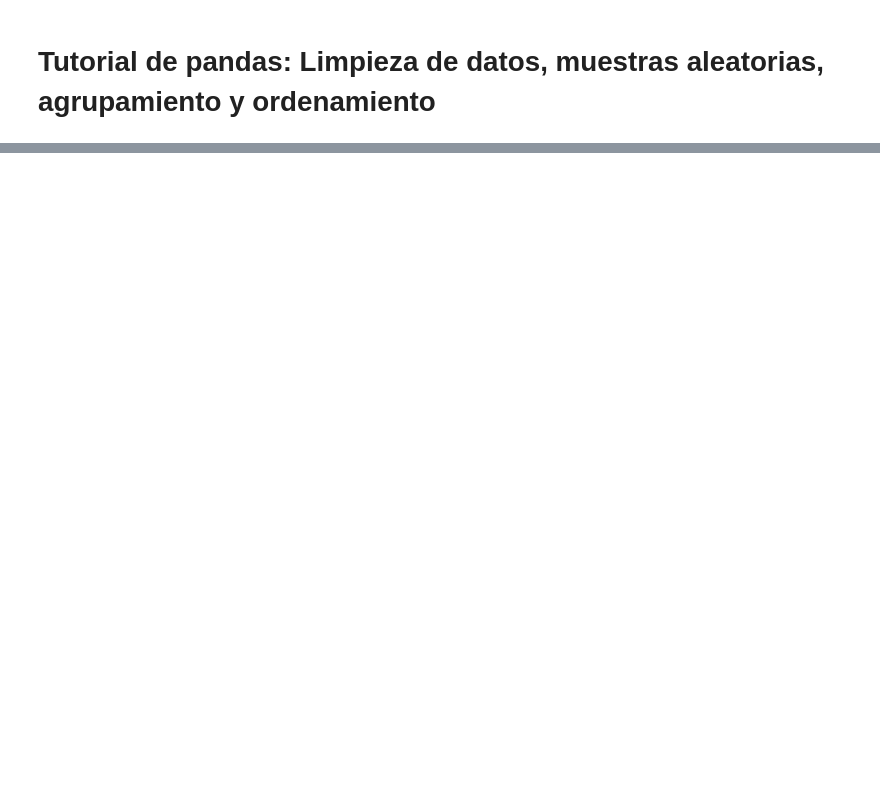
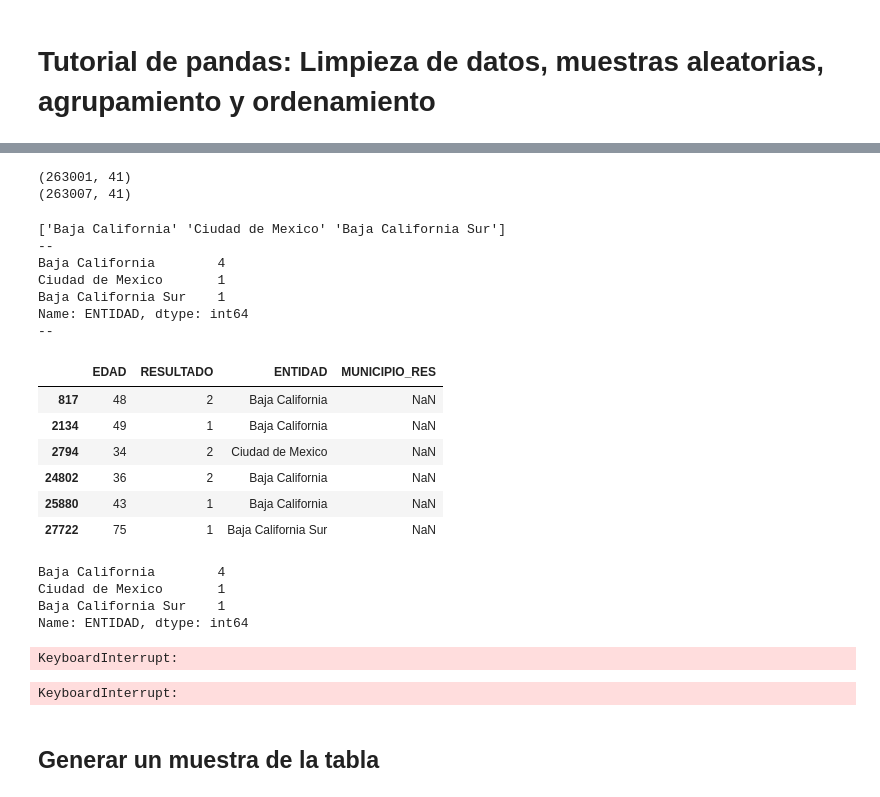
Before and after one commit to debarron/python-covid-notebook, a Jupyter notebook: tutorial_pandas_3.ipynb, the cells around one changed output, grey strips where cells are left out. Drawn from its saved outputs; the diff is of its cells as text; code cells hidden in the pictures; blank space fills up the shorter version.

```diff
--- a/tutorial_pandas_3.ipynb
+++ b/tutorial_pandas_3.ipynb
@@ -68,0 +103,49 @@ df["COSA1"] = df["COSA0"].apply(funcionF)
+# %%
+#MUNICIPIO_RES
+#dfDatos["MUNICIPIO_RES"].nunique()
+#dfDatos[(dfDatos["EDAD"] > 50) & (dfDatos["EMBARAZO"] == 1)]
+
+# Filtar todas las filas donde MUNICIO_RES este vacio
+dfMunicipiosVacios = dfDatos[dfDatos["MUNICIPIO_RES"].isna()]
+#dfMunicipiosVacios[["ID_REGISTRO", "RESULTADO", "MUNICIPIO_RES"]]
+dfMunicipiosVacios["ENTIDAD"].value_counts()
+
+dfSinNaNs = dfDatos.dropna()
+print(dfSinNaNs.shape)
+print(dfDatos.shape)
+# %% [output]
+(263001, 41)
+(263007, 41)
+# %%
+print(dfMunicipiosVacios["ENTIDAD"].unique()) # Valores diferentes
+print("--")
+print(dfMunicipiosVacios["ENTIDAD"].value_counts()) # Distribucion
+print("--")
+dfMunicipiosVacios[["EDAD", "RESULTADO", "ENTIDAD", "MUNICIPIO_RES"]]
+# %% [output]
+['Baja California' 'Ciudad de Mexico' 'Baja California Sur']
+--
+Baja California        4
+Ciudad de Mexico       1
+Baja California Sur    1
+Name: ENTIDAD, dtype: int64
+--
+|  | EDAD | RESULTADO | ENTIDAD | MUNICIPIO_RES |
+| 817 | 48 | 2 | Baja California | NaN |
+| 2134 | 49 | 1 | Baja California | NaN |
+| 2794 | 34 | 2 | Ciudad de Mexico | NaN |
+| 24802 | 36 | 2 | Baja California | NaN |
+| 25880 | 43 | 1 | Baja California | NaN |
+| 27722 | 75 | 1 | Baja California Sur | NaN |
+# %%
+# Remplazar datos faltantes
+# fillna(x) => x:Un valor, x:Un diccionario, x:Funcion
+
+# Substituir cualquier dato NaN por -1
+dfF1 = dfDatos.fillna(-1)
+dfF1[dfF1["MUNICIPIO_RES"] == -1]["ENTIDAD"].value_counts()
+# %% [output]
+Baja California        4
+Ciudad de Mexico       1
+Baja California Sur    1
+Name: ENTIDAD, dtype: int64
@@ -68,0 +156,13 @@ df["COSA1"] = df["COSA0"].apply(funcionF)
+# %%
+# fillna(funciones)
+# Sustituye los valores faltantes con el promedio de
+# la columna donde se encuentra el valor
+dfF1 = dfDatos.fillna(dfDatos.mean())
+# %% [output]
+KeyboardInterrupt:
+# %%
+dfDatos["ENTIDAD"].mean()
+# %% [output]
+KeyboardInterrupt:
+# %% [markdown]
+## Generar un  muestra de la tabla
```
Also changed, not shown: parts of 21 cells of this notebook.
